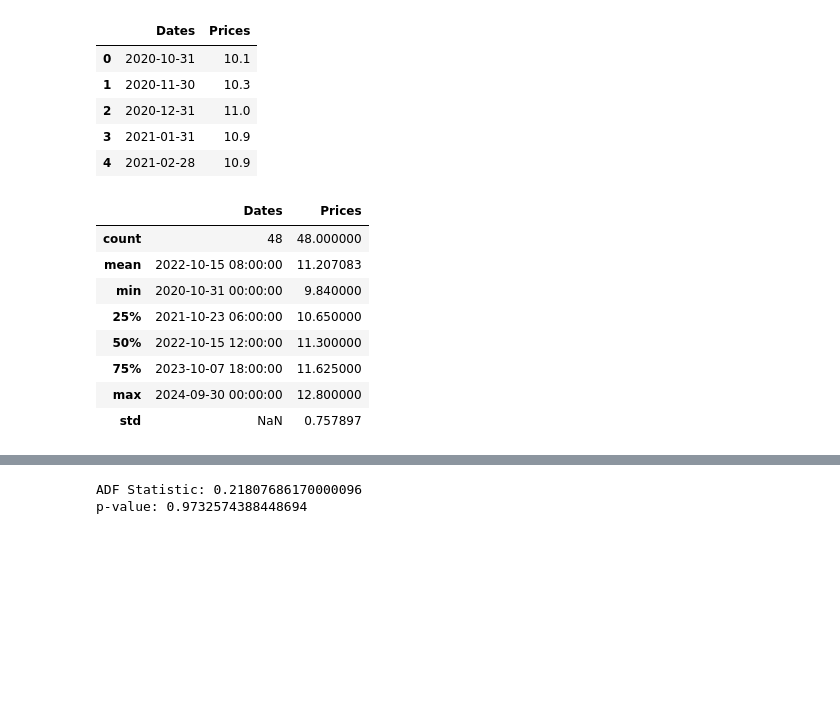
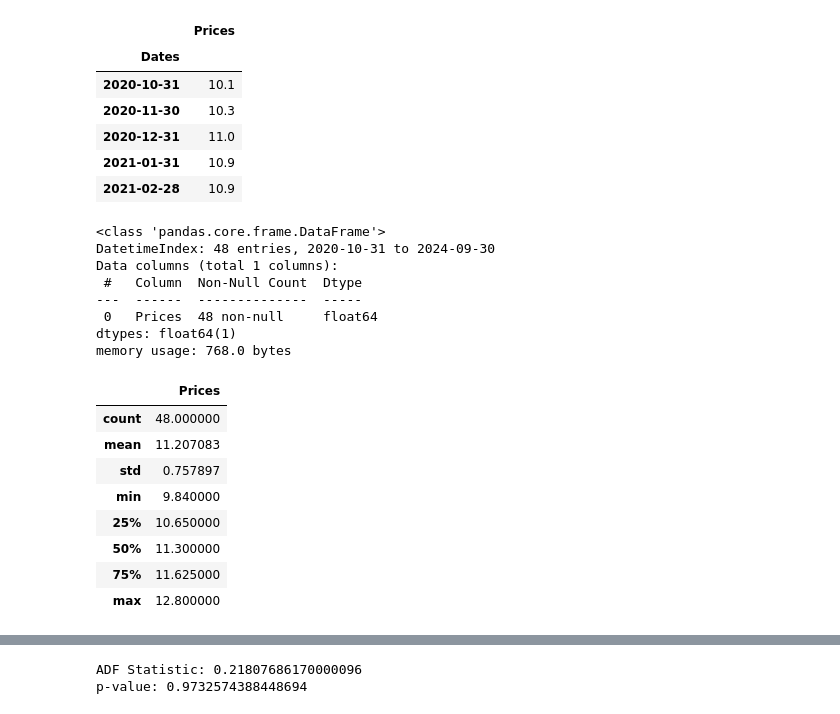
Before and after one commit to mathieucbd/quant-research-jp-morgan, a Jupyter notebook: commodities-analysis.ipynb, the cells around one changed output, grey strips where cells are left out. Drawn from its saved outputs; the diff is of its cells as text; code cells hidden in the pictures; blank space fills up the shorter version.

```diff
--- a/commodities-analysis.ipynb
+++ b/commodities-analysis.ipynb
@@ -10,26 +13,37 @@ from sklearn.metrics import mean_squared_error
 # %%
-# Load the dataset
-data = pd.read_csv('data/Nat_Gas.csv', parse_dates=['Dates'])
-
-data.head()
+# Load the data
+df = pd.read_csv('data/Nat_Gas.csv')
+df['Dates'] = pd.to_datetime(df['Dates'], format='%m/%d/%y')
+df = df.sort_values('Dates')
+df.set_index('Dates', inplace=True)
+df.head()
 # %% [output]
-|  | Dates | Prices |
-| 0 | 2020-10-31 | 10.1 |
-| 1 | 2020-11-30 | 10.3 |
-| 2 | 2020-12-31 | 11.0 |
-| 3 | 2021-01-31 | 10.9 |
-| 4 | 2021-02-28 | 10.9 |
+|  | Prices |
+| Dates |  |
+| 2020-10-31 | 10.1 |
+| 2020-11-30 | 10.3 |
+| 2020-12-31 | 11.0 |
+| 2021-01-31 | 10.9 |
+| 2021-02-28 | 10.9 |
 # %%
-# Display basic statistics
-data.describe()
+df.info()
+df.describe()
 # %% [output]
+<class 'pandas.core.frame.DataFrame'>
+DatetimeIndex: 48 entries, 2020-10-31 to 2024-09-30
+Data columns (total 1 columns):
+ #   Column  Non-Null Count  Dtype
+---  ------  --------------  -----
+ 0   Prices  48 non-null     float64
+dtypes: float64(1)
+memory usage: 768.0 bytes
-|  | Dates | Prices |
-| count | 48 | 48.000000 |
-| mean | 2022-10-15 08:00:00 | 11.207083 |
-| min | 2020-10-31 00:00:00 | 9.840000 |
-| 25% | 2021-10-23 06:00:00 | 10.650000 |
-| 50% | 2022-10-15 12:00:00 | 11.300000 |
-| 75% | 2023-10-07 18:00:00 | 11.625000 |
-| max | 2024-09-30 00:00:00 | 12.800000 |
-| std | NaN | 0.757897 |
+|  | Prices |
+| count | 48.000000 |
+| mean | 11.207083 |
+| std | 0.757897 |
+| min | 9.840000 |
+| 25% | 10.650000 |
+| 50% | 11.300000 |
+| 75% | 11.625000 |
+| max | 12.800000 |
 # %%
```
Also changed, not shown: parts of 8 cells of this notebook.
